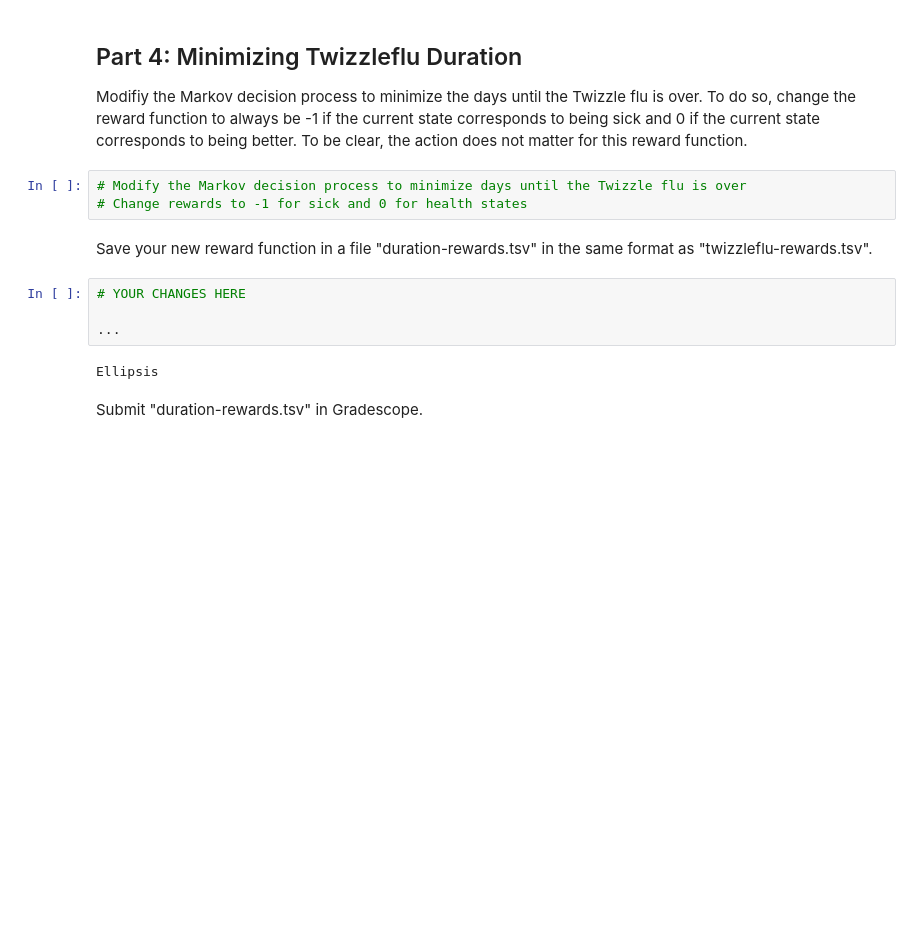
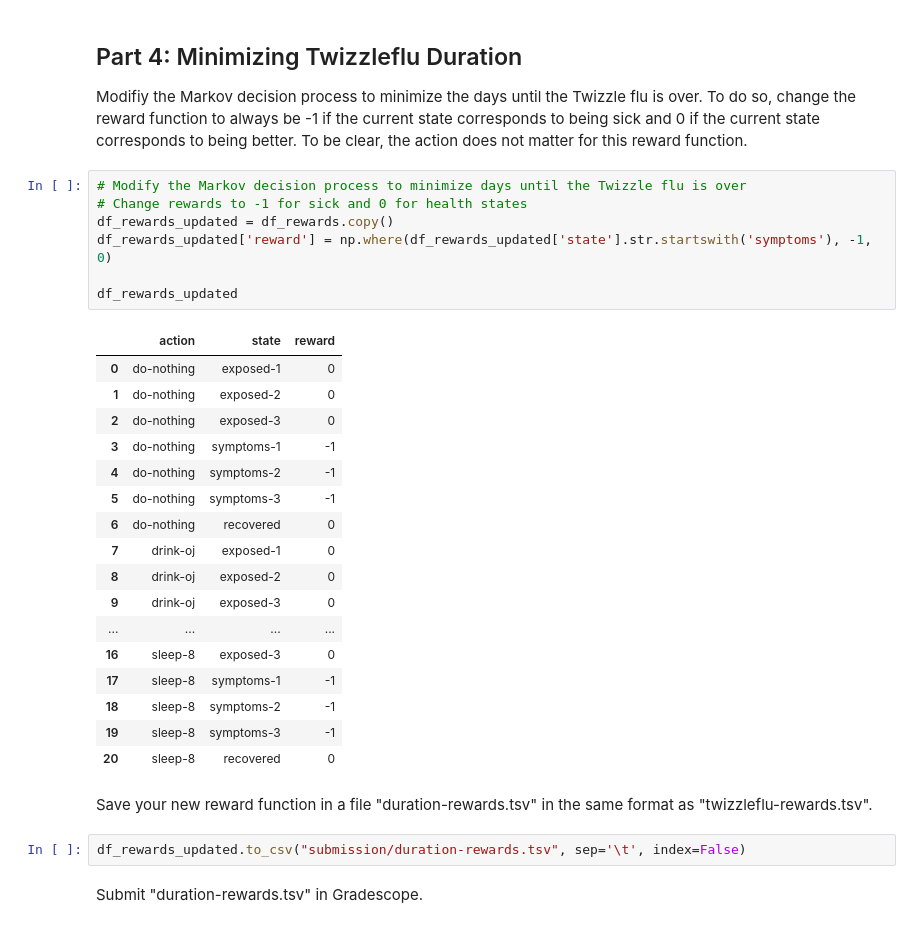
Before and after one commit to jtvon/dx704-project-06, a Jupyter notebook: project.ipynb, the cells around one changed output. Cells and saved outputs as stored; diff of their text form; blank space fills up the shorter version.

```diff
--- a/project.ipynb
+++ b/project.ipynb
@@ -261,14 +261,32 @@ To be clear, the action does not matter for this reward function.
 # %%
 # Modify the Markov decision process to minimize days until the Twizzle flu is over
 # Change rewards to -1 for sick and 0 for health states
+df_rewards_updated = df_rewards.copy()
+df_rewards_updated['reward'] = np.where(df_rewards_updated['state'].str.startswith('symptoms'), -1, 0)
+
+df_rewards_updated
+# %% [output]
+|  | action | state | reward |
+| 0 | do-nothing | exposed-1 | 0 |
+| 1 | do-nothing | exposed-2 | 0 |
+| 2 | do-nothing | exposed-3 | 0 |
+| 3 | do-nothing | symptoms-1 | -1 |
+| 4 | do-nothing | symptoms-2 | -1 |
+| 5 | do-nothing | symptoms-3 | -1 |
+| 6 | do-nothing | recovered | 0 |
+| 7 | drink-oj | exposed-1 | 0 |
+| 8 | drink-oj | exposed-2 | 0 |
+| 9 | drink-oj | exposed-3 | 0 |
+| ... | ... | ... | ... |
+| 16 | sleep-8 | exposed-3 | 0 |
+| 17 | sleep-8 | symptoms-1 | -1 |
+| 18 | sleep-8 | symptoms-2 | -1 |
+| 19 | sleep-8 | symptoms-3 | -1 |
+| 20 | sleep-8 | recovered | 0 |
 # %% [markdown]
 Save your new reward function in a file "duration-rewards.tsv" in the same format as "twizzleflu-rewards.tsv".
-# %%
-# YOUR CHANGES HERE
-
-...
-# %% [output]
-Ellipsis
+# %%
+df_rewards_updated.to_csv("submission/duration-rewards.tsv", sep='\t', index=False)
 # %% [markdown]
 Submit "duration-rewards.tsv" in Gradescope.
 # %% [markdown]
```
Also changed, not shown: parts of 9 cells of this notebook.
